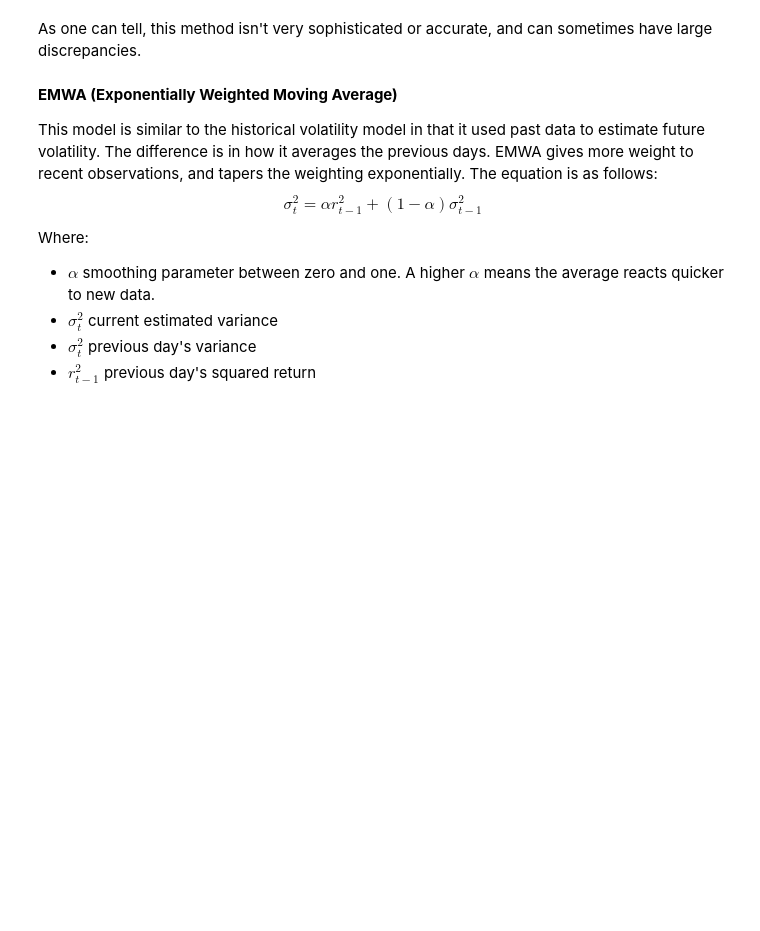
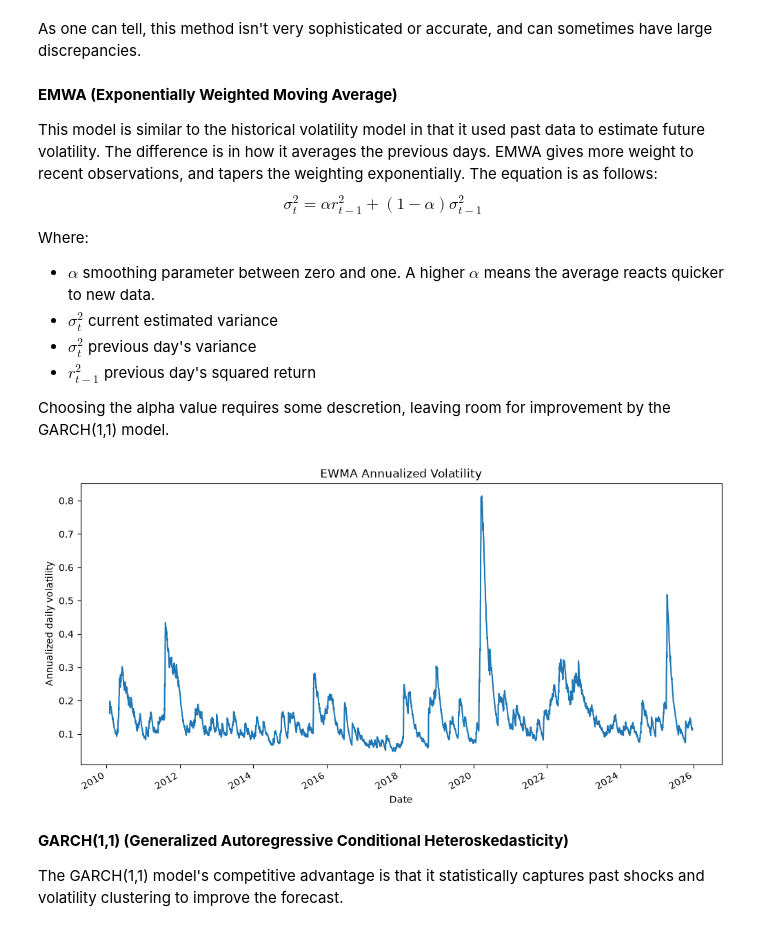
Before and after one commit to giroux-jack/Volatility-Forecasting, a Jupyter notebook: volatility_models.ipynb, the cells around one changed output. Drawn from its saved outputs; the diff is of its cells as text; code cells hidden in the pictures; blank space fills up the shorter version.

Commit message:
coded up ewma

```diff
--- a/volatility_models.ipynb
+++ b/volatility_models.ipynb
@@ -60,3 +60,32 @@ Where:
 - $\sigma_t^2$ current estimated variance
 - $\sigma_t^2$ previous day's variance
 - $r_{t-1}^2$ previous day's squared return
+
+Choosing the alpha value requires some descretion, leaving room for improvement by the GARCH(1,1) model.
+# %%
+alpha = 0.06
+
+ewma_variance = pd.Series(index=log_returns.index, dtype=float)
+
+ewma_variance.iloc[20] = log_returns.iloc[:21].var()
+
+for t in range(21, len(log_returns)):
+    ewma_variance.iloc[t] = (
+        alpha * log_returns.iloc[t - 1] ** 2
+        + (1 - alpha) * ewma_variance.iloc[t - 1]
+    )
+
+ewma_vol = np.sqrt(ewma_variance) * np.sqrt(252)
+
+ewma_vol.plot(figsize=(12,6))
+
+plt.title('EWMA Annualized Volatility')
+plt.ylabel('Annualized daily volatility')
+plt.xlabel('Date')
+plt.show()
+# %% [output]
+[figure, added]
+# %% [markdown]
+**GARCH(1,1) (Generalized Autoregressive Conditional Heteroskedasticity)**
+
+The GARCH(1,1) model's competitive advantage is that it statistically captures past shocks and volatility clustering to improve the forecast.
```
Also changed, not shown: parts of 1 cell of this notebook.
